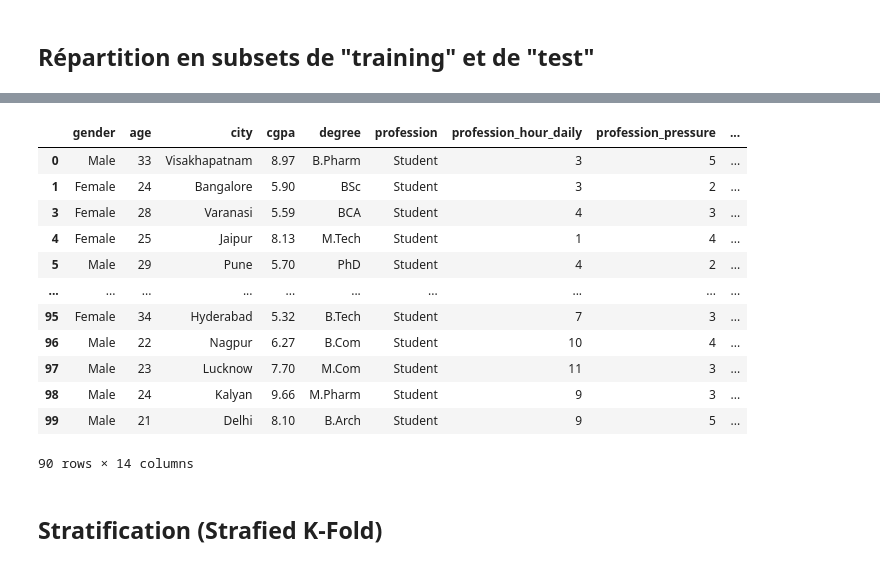
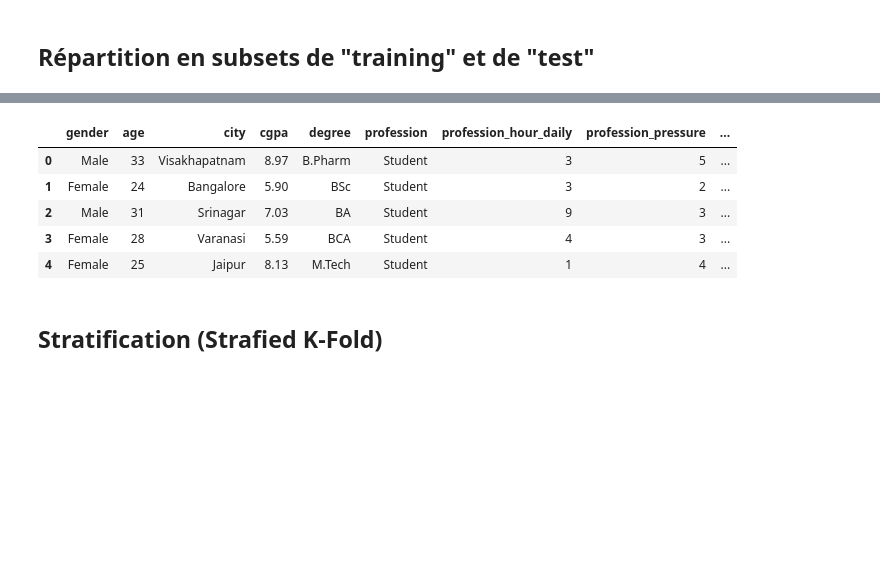
Before and after one commit to Valstrasz/website_depression_prediction, a Jupyter notebook: _NOTEBOOK/data_ml.ipynb, the cells around one changed output, grey strips where cells are left out. Saved outputs shown, nothing was run; the diff lists cells and outputs as text; code cells hidden in the pictures; blank space fills up the shorter version.

```diff
--- a/_NOTEBOOK/data_ml.ipynb
+++ b/_NOTEBOOK/data_ml.ipynb
@@ -159,8 +159,8 @@ df : pd.DataFrame = pd.DataFrame(columns = list(df_ori.columns) + ["professionPr
 ## **Suppression des lignes dont la "profession" n'est pas "Student"**
 # %%
 count : int = 0
-for row_idx in range(len(df_ori[0:100])):
-# for row_idx in range(len(df_ori)):
+# for row_idx in range(len(df_ori[0:100])):
+for row_idx in range(len(df_ori)):
     row_data : pd.Series = df_ori.iloc[row_idx]
 
     if (row_data["Profession"] == "Student"):
@@ -640,6 +644,9 @@ def series_compute_mean_std(series: pd.Series) -> dict[str, float]:
 
 
 
+print(f"Nombre entrées AVANT suppression des outliers :\n\t{len(df_X)}")
+
+count_outlier: int = 0
 for col in [*col_type_int, *col_type_float]:
     col_mean_std: dict[str, float] = series_compute_mean_std(series = df_X[col])
     col_mean: float = col_mean_std["mean"]
@@ -655,7 +662,19 @@ for col in [*col_type_int, *col_type_float]:
         if (outlier_test):
             # print(compute_zscore(datapoint_value=datapoint_value, series=df_X[col]))
             list_outlier_idx.append(datapoint_idx)
+            count_outlier += 1
 
     if (list_outlier_idx):
         display("Outlier(s) dans " + col)
         display(df_X.iloc[list_outlier_idx])
+
+        # Suppression des outliers
+        df_X = df_X.drop(
+            labels = list_outlier_idx,
+            axis = "index" ).reset_index(drop=True)
+        df_Y = df_Y.drop(
+            labels = list_outlier_idx,
+            axis = "index" ).reset_index(drop=True)
+
+print(f"(Nombre d'outliers : {count_outlier})")
+print(f"Nombre entrées APRES suppression des outliers :\n\t{len(df_X)}")
@@ -724,8 +781,8 @@ from sklearn import svm
 list_idx_depression_false: list[int] = list(df_X[df_Y.iloc[:,0]==False].index)
 list_idx_depression_true: list[int] = list(df_X[df_Y.iloc[:,0]==True].index)
 
-nb_test_target_tot: int = 10
-nb_test_target_true: int = math.ceil(nb_test_target_tot * 0.265)
+nb_test_target_tot: int = 2475
+nb_test_target_true: int = math.ceil(nb_test_target_tot * 0.4)
 nb_test_target_false: int = nb_test_target_tot - nb_test_target_true
 
 # Index pour le subdataset "TEST"
@@ -805,19 +895,12 @@ Distribution de df_test_Y
 # %%
-display(df_train_X)
+display(df_train_X.head(5))
 # %% [output]
 |  | gender | age | city | cgpa | degree | profession | profession_hour_daily | profession_pressure | ... |
 | 0 | Male | 33 | Visakhapatnam | 8.97 | B.Pharm | Student | 3 | 5 | ... |
 | 1 | Female | 24 | Bangalore | 5.90 | BSc | Student | 3 | 2 | ... |
+| 2 | Male | 31 | Srinagar | 7.03 | BA | Student | 9 | 3 | ... |
 | 3 | Female | 28 | Varanasi | 5.59 | BCA | Student | 4 | 3 | ... |
 | 4 | Female | 25 | Jaipur | 8.13 | M.Tech | Student | 1 | 4 | ... |
-| 5 | Male | 29 | Pune | 5.70 | PhD | Student | 4 | 2 | ... |
-| ... | ... | ... | ... | ... | ... | ... | ... | ... | ... |
-| 95 | Female | 34 | Hyderabad | 5.32 | B.Tech | Student | 7 | 3 | ... |
-| 96 | Male | 22 | Nagpur | 6.27 | B.Com | Student | 10 | 4 | ... |
-| 97 | Male | 23 | Lucknow | 7.70 | M.Com | Student | 11 | 3 | ... |
-| 98 | Male | 24 | Kalyan | 9.66 | M.Pharm | Student | 9 | 3 | ... |
-| 99 | Male | 21 | Delhi | 8.10 | B.Arch | Student | 9 | 5 | ... |
-90 rows × 14 columns
 # %% [markdown]
 ## **Stratification (Strafied K-Fold)**
 # %%
```
Also changed, not shown: parts of 47 cells of this notebook, 11 other files.
